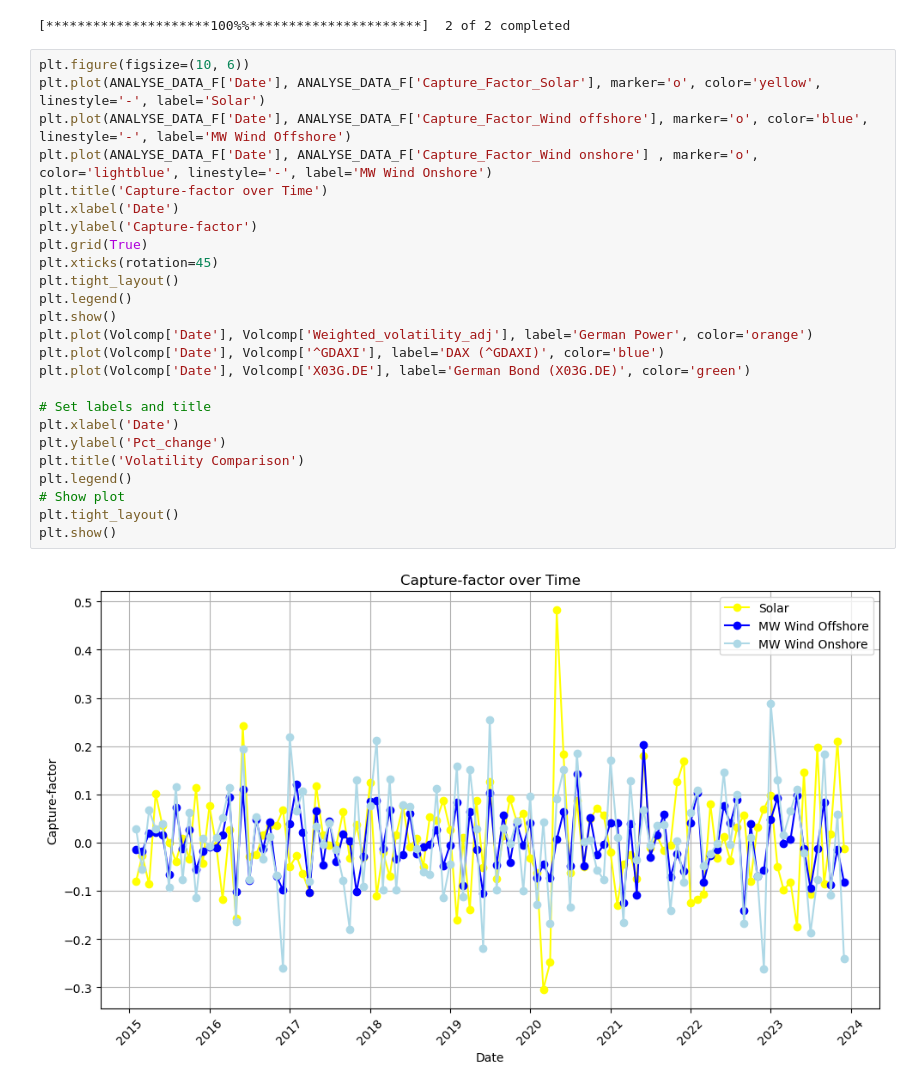
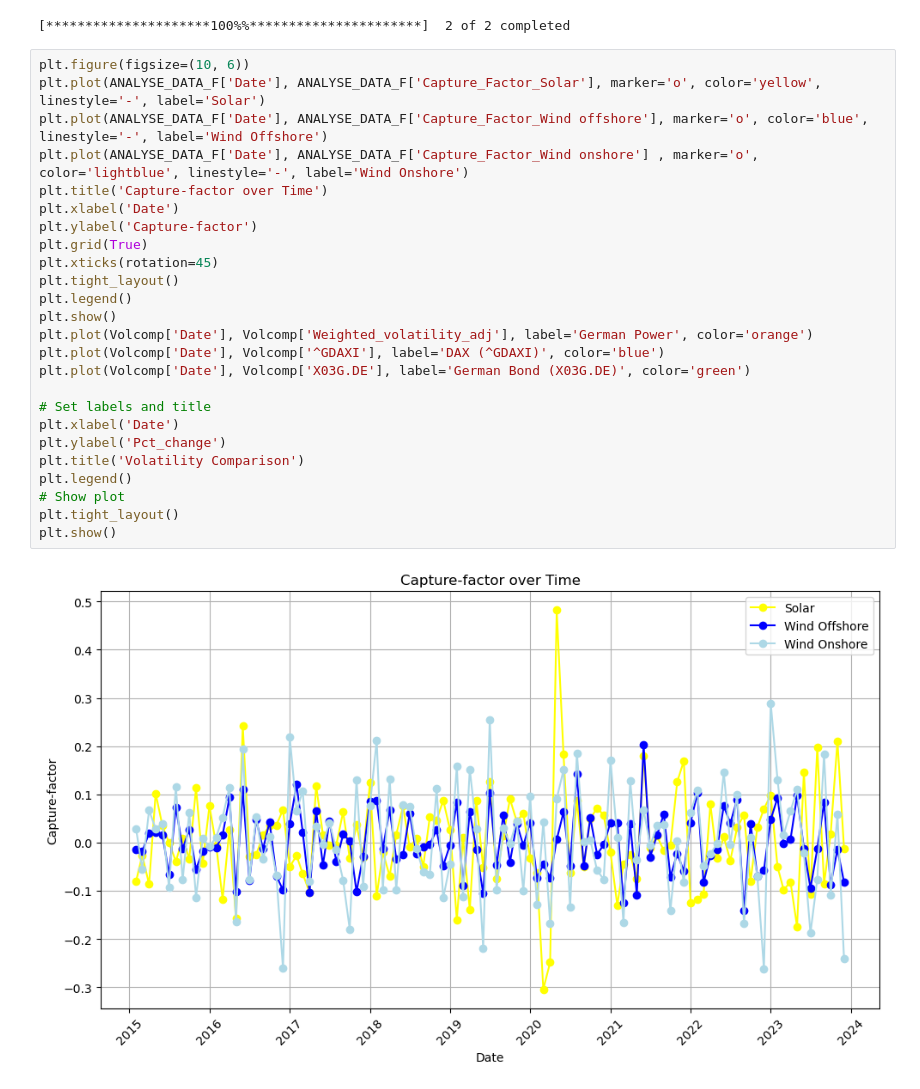
Before and after one commit to FerdinandBjerreWahl/Energy-Economics, a Jupyter notebook: Plotting.ipynb, the cells around one changed output. Cells and saved outputs as stored; diff of their text form.

```diff
--- a/Plotting.ipynb
+++ b/Plotting.ipynb
@@ -56,28 +57,28 @@ See the caveats in the documentation: https://pandas.pydata.org/pandas-docs/stab
 # %%
 plt.figure(figsize=(10, 6))
 plt.plot(ANALYSE_DATA_F['Date'], ANALYSE_DATA_F['Capture_Factor_Solar'], marker='o', color='yellow', linestyle='-', label='Solar')
-plt.plot(ANALYSE_DATA_F['Date'], ANALYSE_DATA_F['Capture_Factor_Wind offshore'], marker='o', color='blue', linestyle='-', label='MW Wind Offshore')
-plt.plot(ANALYSE_DATA_F['Date'], ANALYSE_DATA_F['Capture_Factor_Wind onshore'] , marker='o', color='lightblue', linestyle='-', label='MW Wind Onshore')
+plt.plot(ANALYSE_DATA_F['Date'], ANALYSE_DATA_F['Capture_Factor_Wind offshore'], marker='o', color='blue', linestyle='-', label='Wind Offshore')
+plt.plot(ANALYSE_DATA_F['Date'], ANALYSE_DATA_F['Capture_Factor_Wind onshore'] , marker='o', color='lightblue', linestyle='-', label='Wind Onshore')
 plt.title('Capture-factor over Time')
 plt.xlabel('Date')
 plt.ylabel('Capture-factor')
 plt.grid(True)
 plt.xticks(rotation=45)
 plt.tight_layout()
 plt.legend()
 plt.show()
 plt.plot(Volcomp['Date'], Volcomp['Weighted_volatility_adj'], label='German Power', color='orange')
 plt.plot(Volcomp['Date'], Volcomp['^GDAXI'], label='DAX (^GDAXI)', color='blue')
 plt.plot(Volcomp['Date'], Volcomp['X03G.DE'], label='German Bond (X03G.DE)', color='green')
 
 # Set labels and title
 plt.xlabel('Date')
 plt.ylabel('Pct_change')
 plt.title('Volatility Comparison')
 plt.legend()
 # Show plot
 plt.tight_layout()
 plt.show()
 # %% [output]
-[figure, old version]
+[figure, new version]
 [figure]
```
Also changed, not shown: parts of 4 cells of this notebook, 10 other files.
